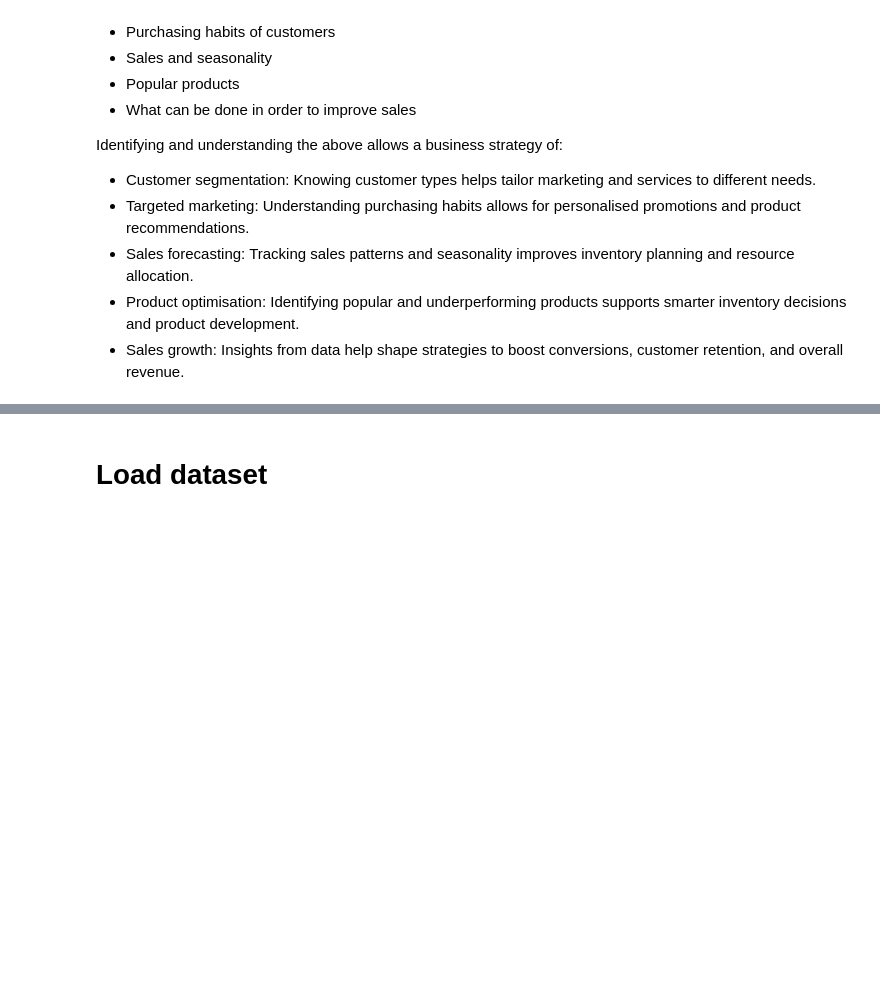
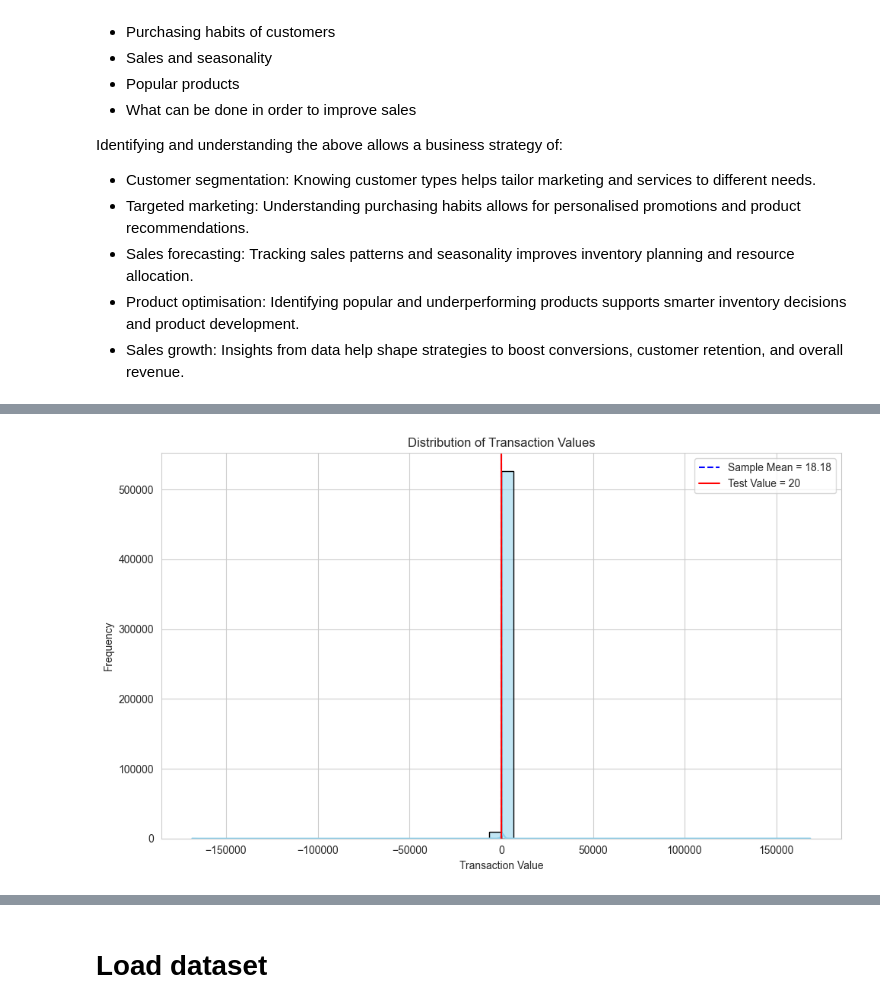
Before and after one commit to mobess12/Online_Retail_Analysis_Capstone_Project, a Jupyter notebook: jupyter_notebooks/data_visualisation.ipynb, the cells around one changed output, grey strips where cells are left out. Cells and saved outputs as stored; diff of their text form; code cells hidden in the pictures; blank space fills up the shorter version.

Commit message:
move statistical summary t test and histogram to DV notebook

```diff
--- a/jupyter_notebooks/data_visualisation.ipynb
+++ b/jupyter_notebooks/data_visualisation.ipynb
@@ -84,0 +124,26 @@ Identifying and understanding the above allows a business strategy of:
+# %%
+#drop missing values just in case
+transaction_values = df['Total_Transaction_Value'].dropna()
+
+#set a test value
+test_value = 20
+
+#plot the distribution
+plt.figure(figsize=(10, 6))
+sns.histplot(transaction_values, bins=50, kde=True, color='skyblue', edgecolor='black')
+
+#plot a vertical line for the sample mean
+plt.axvline(transaction_values.mean(), color='blue', linestyle='--', label=f"Sample Mean = {transaction_values.mean():.2f}")
+
+#plot a vertical line for the test value
+plt.axvline(test_value, color='red', linestyle='-', label=f"Test Value = {test_value}")
+
+
+plt.title("Distribution of Transaction Values") #title
+plt.xlabel("Transaction Value") #x-axis label
+plt.ylabel("Frequency") #y-axis label
+plt.legend() #legend
+plt.tight_layout() #adjust layout
+plt.show() #display plot
+# %% [output]
+[figure, added]
```
Also changed, not shown: parts of 14 cells of this notebook.
